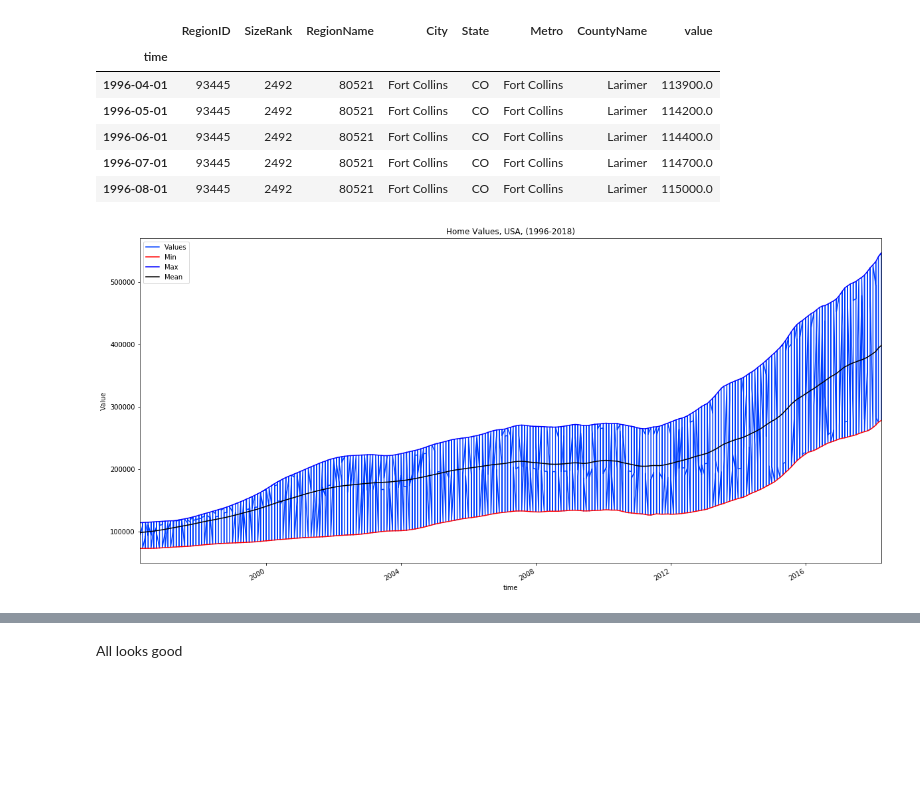
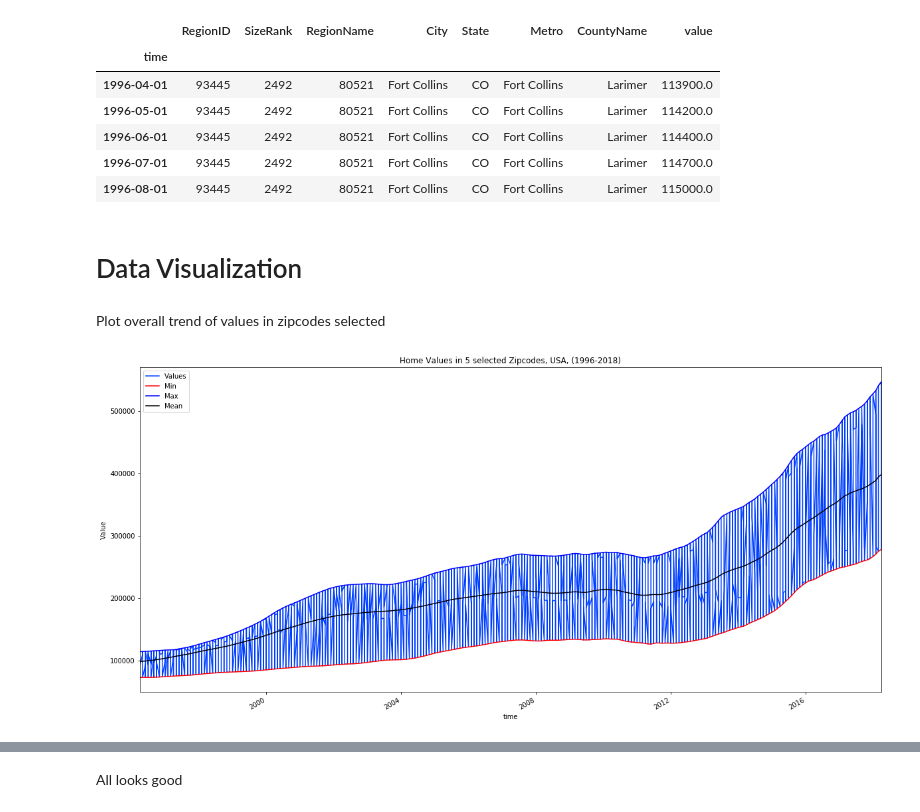
Before and after one commit to tinaprisma/dsc-mod-4-project-online-ds-sp-000, a Jupyter notebook: mod_4_starter_notebook.ipynb, the cells around one changed output, grey strips where cells are left out. Saved outputs shown, nothing was run; the diff lists cells and outputs as text; code cells hidden in the pictures; blank space fills up the shorter version.

```diff
--- a/mod_4_starter_notebook.ipynb
+++ b/mod_4_starter_notebook.ipynb
@@ -158,20 +217,24 @@ zip_df.head()
 | 1996-06-01 | 93445 | 2492 | 80521 | Fort Collins | CO | Fort Collins | Larimer | 114400.0 |
 | 1996-07-01 | 93445 | 2492 | 80521 | Fort Collins | CO | Fort Collins | Larimer | 114700.0 |
 | 1996-08-01 | 93445 | 2492 | 80521 | Fort Collins | CO | Fort Collins | Larimer | 115000.0 |
+# %% [markdown]
+# Data Visualization
+# %% [markdown]
+Plot overall trend of values in zipcodes selected
 # %%
 # plot the entirety of data for all zipcodes and observe overall trend
 # make sure this satisfies criteria: (Low STD and overall increasing trend)
 
 zip_df.value.plot(figsize=(20,10),label='Values')
 min_ = zip_df.groupby('time').aggregate({'value':'min'})
 max_ = zip_df.groupby('time').aggregate({'value':'max'})
 mean_ = zip_df.groupby('time').aggregate({'value':'mean'})
 plt.plot(min_, color= 'red',label='Min')
 plt.plot(max_, color='blue',label = 'Max')
 plt.plot(mean_, color= 'black',label= 'Mean')
 plt.legend()
-plt.title('Home Values, USA, (1996-2018)')
+plt.title('Home Values in 5 selected Zipcodes, USA, (1996-2018)')
 plt.ylabel('Value')
 plt.show()
 # %% [output]
-[figure, old version]
+[figure, new version]
```
Also changed, not shown: parts of 38 cells of this notebook.
